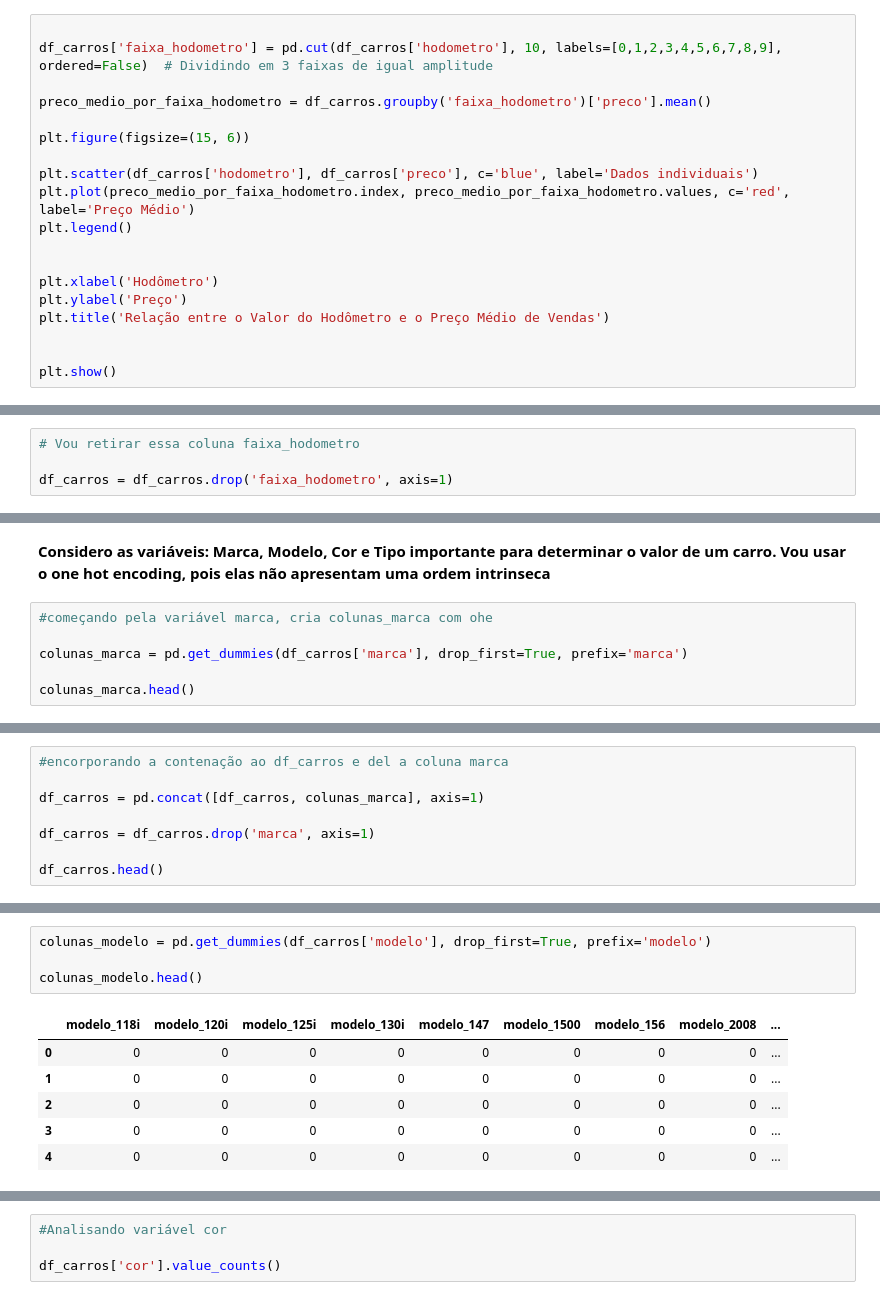
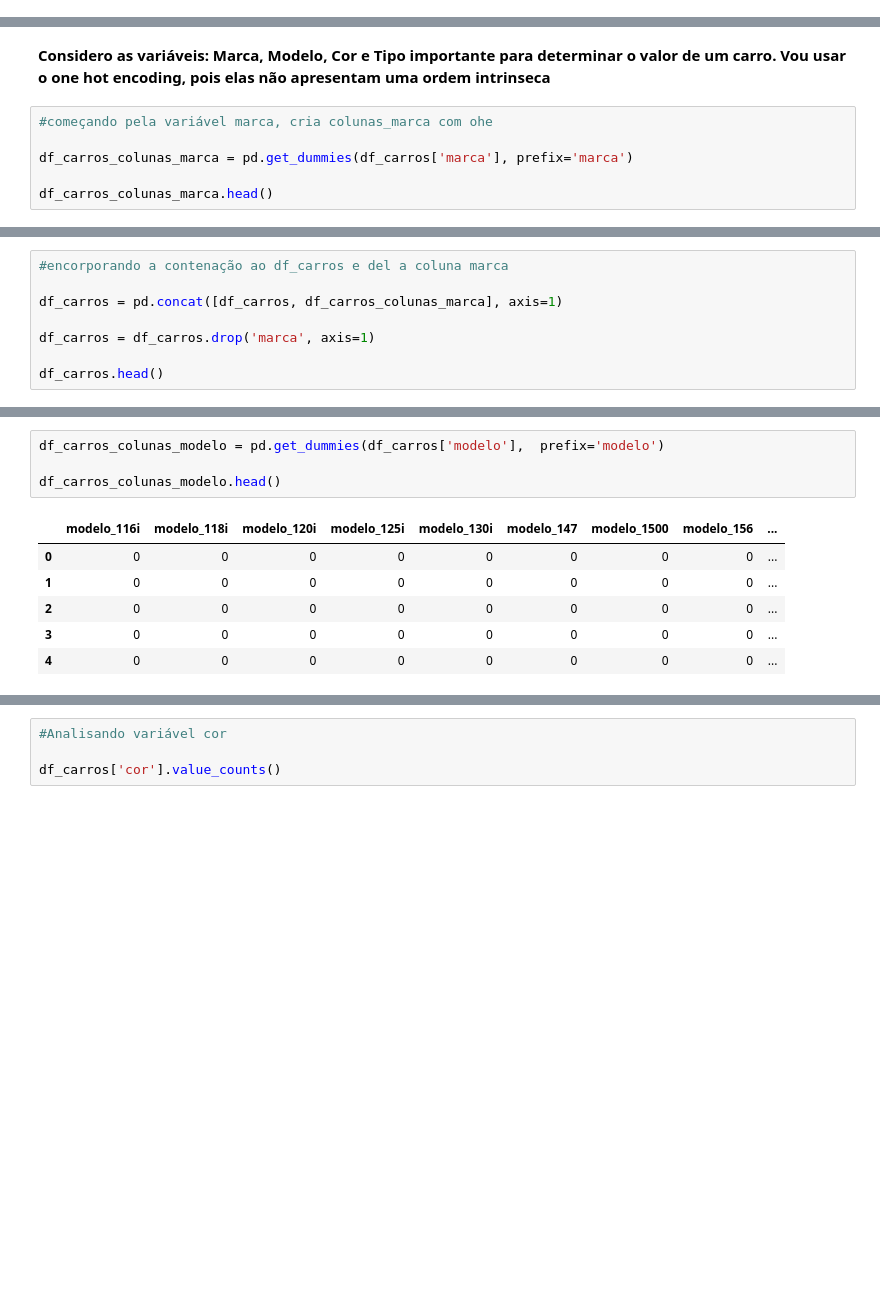
Before and after one commit to maria-luiza-ramos/Desafio_lighthouse, a Jupyter notebook: Desafio.ipynb, the cells around one changed output, grey strips where cells are left out. Cells and saved outputs as stored; diff of their text form; blank space fills up the shorter version.

```diff
--- a/Desafio.ipynb
+++ b/Desafio.ipynb
@@ -349,19 +137,0 @@ plt.show()
-# %%
-
-df_carros['faixa_hodometro'] = pd.cut(df_carros['hodometro'], 10, labels=[0,1,2,3,4,5,6,7,8,9], ordered=False)  # Dividindo em 3 faixas de igual amplitude
-
-preco_medio_por_faixa_hodometro = df_carros.groupby('faixa_hodometro')['preco'].mean()
-
-plt.figure(figsize=(15, 6))
-
-plt.scatter(df_carros['hodometro'], df_carros['preco'], c='blue', label='Dados individuais')
-plt.plot(preco_medio_por_faixa_hodometro.index, preco_medio_por_faixa_hodometro.values, c='red', label='Preço Médio')
-plt.legend()
-
-
-plt.xlabel('Hodômetro')
-plt.ylabel('Preço')
-plt.title('Relação entre o Valor do Hodômetro e o Preço Médio de Vendas')
-
-
-plt.show()
@@ -379,4 +137,0 @@ df_carros.head()
-# %%
-# Vou retirar essa coluna faixa_hodometro
-
-df_carros = df_carros.drop('faixa_hodometro', axis=1)
@@ -504,7 +246,7 @@ df_carros.head()
 # %%
 #começando pela variável marca, cria colunas_marca com ohe
 
-colunas_marca = pd.get_dummies(df_carros['marca'], drop_first=True, prefix='marca')
+df_carros_colunas_marca = pd.get_dummies(df_carros['marca'], prefix='marca')
 
-colunas_marca.head()
+df_carros_colunas_marca.head()
 # %% [output]
@@ -517,7 +259,7 @@ colunas_marca.head()
 # %%
 #encorporando a contenação ao df_carros e del a coluna marca
 
-df_carros = pd.concat([df_carros, colunas_marca], axis=1)
+df_carros = pd.concat([df_carros, df_carros_colunas_marca], axis=1)
 
 df_carros = df_carros.drop('marca', axis=1)
 
@@ -552,11 +292,11 @@ array(['KICKS', 'COMPASS', 'SORENTO', 'AMAROK', 'KORANDO', 'HB20S',
        'M 850i', 'G 63 AMG', 'M4', 'GLC 220d', 'S40', 'RCZ', 'PASEO',
        'SLK 230'], dtype=object)
 # %%
-colunas_modelo = pd.get_dummies(df_carros['modelo'], drop_first=True, prefix='modelo')
+df_carros_colunas_modelo = pd.get_dummies(df_carros['modelo'],  prefix='modelo')
 
-colunas_modelo.head()
+df_carros_colunas_modelo.head()
 # %% [output]
-|  | modelo_118i | modelo_120i | modelo_125i | modelo_130i | modelo_147 | modelo_1500 | modelo_156 | modelo_2008 | ... |
+|  | modelo_116i | modelo_118i | modelo_120i | modelo_125i | modelo_130i | modelo_147 | modelo_1500 | modelo_156 | ... |
 | 0 | 0 | 0 | 0 | 0 | 0 | 0 | 0 | 0 | ... |
 | 1 | 0 | 0 | 0 | 0 | 0 | 0 | 0 | 0 | ... |
 | 2 | 0 | 0 | 0 | 0 | 0 | 0 | 0 | 0 | ... |
```
Also changed, not shown: parts of 113 cells of this notebook, 3 other files.
